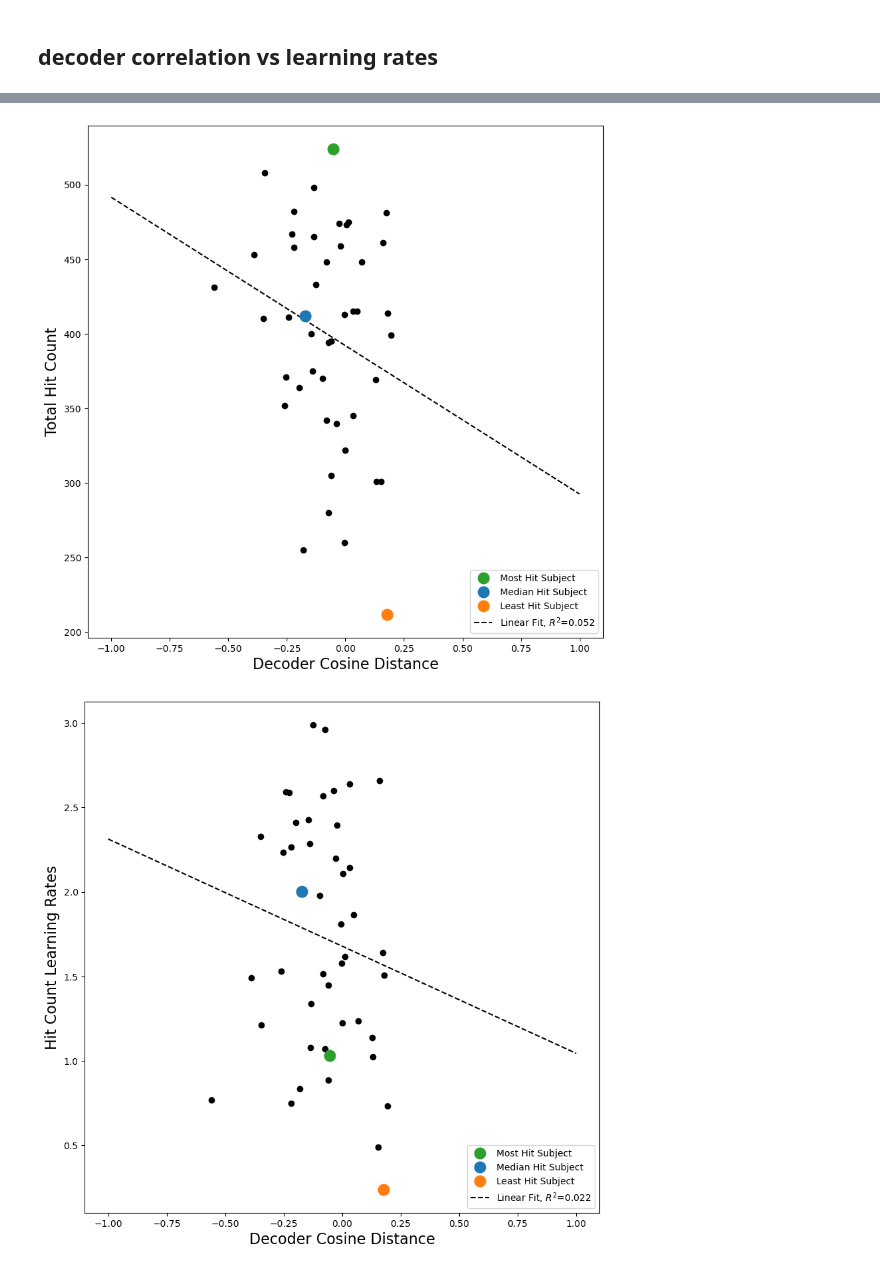
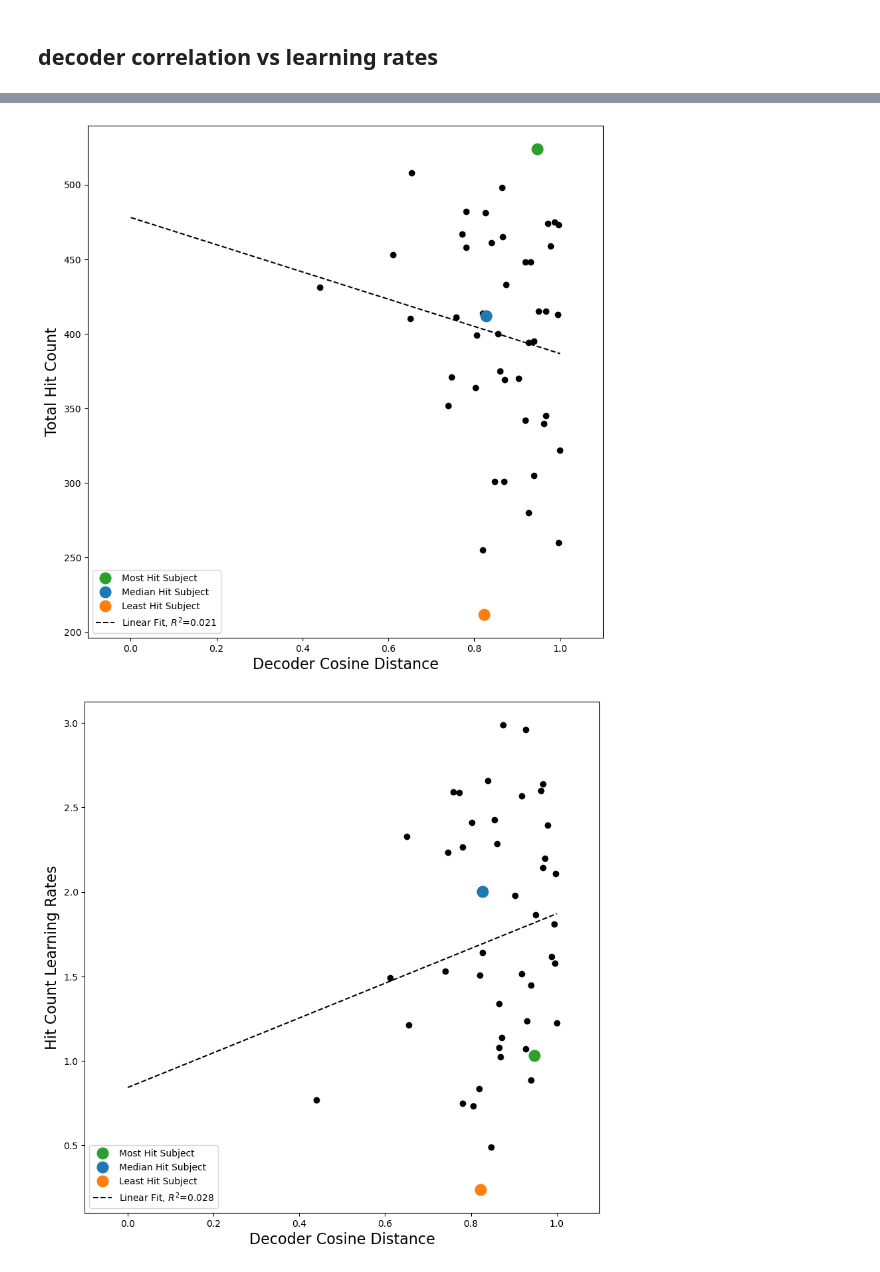
Before and after one commit to spewil/phd, a Jupyter notebook: analysis/notebooks/learning_metrics_over_blocks.ipynb, the cells around one changed output, grey strips where cells are left out. Saved outputs shown, nothing was run; the diff lists cells and outputs as text; code cells hidden in the pictures.

```diff
--- a/analysis/notebooks/learning_metrics_over_blocks.ipynb
+++ b/analysis/notebooks/learning_metrics_over_blocks.ipynb
@@ -569,12 +569,12 @@ decoder_heatmap_fig.savefig(image_path / "analysis/example_decoder.pdf", dpi=300
 ## decoder correlation vs learning rates
 # %%
 def decoder_cosine(decoder):
-    # cos = 1 - (dot(a,b) / (norm(a)*norm(b)))
+    # cos = 1 - abs(dot(a,b) / (norm(a)*norm(b)))
     # orthogonal --> 90deg, dot=0 --> 1
     # parallel --> 0deg, dot=1 --> 0
     x = decoder[-2,:]
     y = decoder[-1,:]
-    return (np.dot(x,y) / (np.linalg.norm(x)*np.linalg.norm(y)))
+    return 1 - np.abs(np.dot(x,y) / (np.linalg.norm(x)*np.linalg.norm(y)))
 # %%
 decoder_cosines = {}
 for sub in c.alphabetically_sorted_subjects():
@@ -598,7 +598,7 @@ for name, cs in list(decoder_cosines.items()):
 ax.errorbar(0.1, np.mean(ordered_cosines), np.std(ordered_cosines), color="k", capsize=5, markersize=12)
 ax.plot(0.1, np.mean(ordered_cosines), "ko", markersize=12)
 ax.set_xlim([-1,1])
-ax.set_ylim([-1,1])
+ax.set_ylim([-0.1,1.1])
 ax.set_xticks([])
 ax.set_ylabel("Decoder Cosine Distance")
 ax.legend(loc="lower right")
@@ -619,35 +619,35 @@ def lr_decoder_fig(lr, ylabel):
     ax.plot(decoder_cosines[median_hit_subject], lr[median_hit_subject], "o", c='tab:blue', zorder=100, label="Median Hit Subject", markersize=12)
     ax.plot(decoder_cosines[least_hit_subject], lr[least_hit_subject], "o", c='tab:orange', zorder=100, label="Least Hit Subject", markersize=12)
 
     # [-1,1] 1 is parallel, -1 is antiparallel, 0 is orthogonal
     ax.plot(ordered_cosines, ordered_learning_rates, 'ko')
     ax.set_xlabel("Decoder Cosine Distance")
     ax.set_ylabel(ylabel)
     from scipy.stats import linregress
     result = linregress(ordered_cosines, ordered_learning_rates)
-    x = np.linspace(-1,1,100)
+    x = np.linspace(0,1,100)
     ax.plot(x, result.intercept + result.slope*x,"k--", label=f"Linear Fit, $R^2$={np.round(result.rvalue**2, 3)}")
-    ax.set_xlim([-1.1,1.1])
+    ax.set_xlim([-0.1,1.1])
     xy = (0.7*ax.get_xlim()[1], 0.8*ax.get_ylim()[1])
     # ax.annotate(f"$R^2$ = {np.round(result.rvalue**2, 3)}", xy, fontsize=16)
-    ax.legend(loc="lower right")
+    ax.legend(loc="lower left")
 
     return fig, ax
 
 fig, ax = lr_decoder_fig(hit_sums, "Total Hit Count")
 fig.savefig(image_path / "analysis/hit_count_decoder_cosine.pdf", dpi=300, format="pdf")
 
 fig, ax = lr_decoder_fig(hit_learning_rates, "Hit Count Learning Rates")
 fig.savefig(image_path / "analysis/hit_lr_decoder_cosine.pdf", dpi=300, format="pdf")
 
 fig, ax = lr_decoder_fig(reach_time_learning_rates, "Hit Reach Time Learning Rates")
 fig.savefig(image_path / "analysis/reach_time_lr_decoder_cosine.pdf", dpi=300, format="pdf")
 
 fig, ax = lr_decoder_fig(path_length_learning_rates, "Hit Path Length Learning Rates")
 fig.savefig(image_path / "analysis/path_length_lr_decoder_cosine.pdf", dpi=300, format="pdf")
 
 fig, ax = lr_decoder_fig(segment_learning_rates, "Hit Path Segment Learning Rates")
 fig.savefig(image_path / "analysis/segment_lr_decoder_cosine.pdf", dpi=300, format="pdf")
 # %% [output]
-[figure, old version]
+[figure, new version]
-[figure, old version]
+[figure, new version]
```
Also changed, not shown: parts of 3 cells of this notebook, 54 other files.
